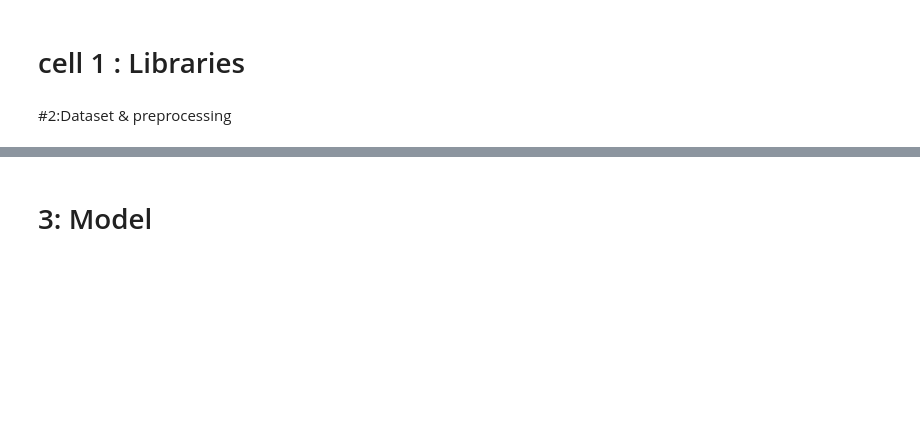
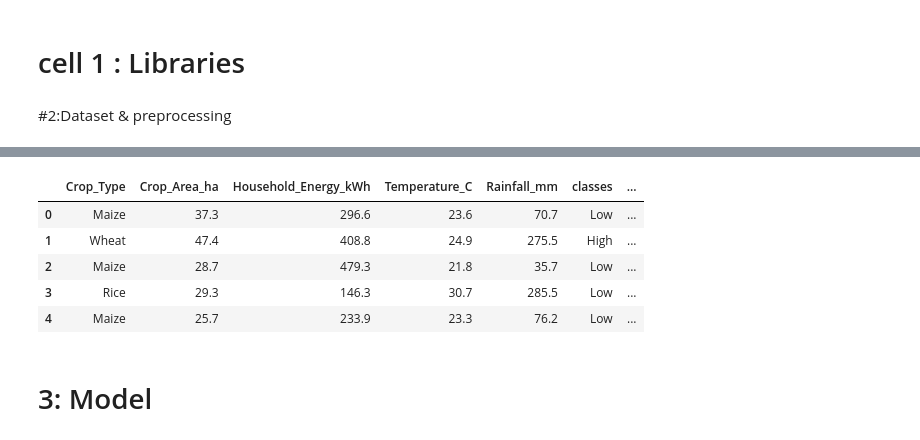
Before and after one commit to AyaAbdElNaem/AI_Tools, a Jupyter notebook: project_Class.ipynb, the cells around one changed output, grey strips where cells are left out. Cells and saved outputs as stored; diff of their text form; code cells hidden in the pictures; blank space fills up the shorter version.

```diff
--- a/project_Class.ipynb
+++ b/project_Class.ipynb
@@ -18,6 +16,2 @@ from sklearn.model_selection import train_test_split
 # %% [markdown]
 #2:Dataset & preprocessing
-# %%
-cow='/rural_carbon_dataset1.csv'
-cow_df=pd.read_csv(cow)
-cow_df.head()
@@ -31,22 +328,29 @@ cow_df.head()
 # %%
 cow_df=cow_df.drop(['Region','Year','Month'], axis=1)
 
 # 4. Feature Engineering
 cow_weight = 2.0  # Approx tons of CO2e per cow/year
 pig_weight = 0.3  # Approx tons of CO2e per pig/year
 
 cow_df['Weighted_Livestock_Impact'] = (cow_df['Livestock_Cows'] * cow_weight) + (cow_df['Livestock_Pigs'] * pig_weight)
 # 2. Advanced Density Feature: Connect the weighted impact with the land area
 # cow_df['Livestock_Impact_per_Ha'] = cow_df['Weighted_Livestock_Impact'] / (cow_df['Crop_Area_ha'] + 1e-5)
 
 cow_df['Fert_x_Area'] = cow_df['Fertilizer_Usage_kg'] / cow_df['Crop_Area_ha']
 cow_df['Renew_x_Energy'] = cow_df['Renewable_Energy_Fraction'] * cow_df['Household_Energy_kWh']
-cow_df['emission_density'] = cow_df['Carbon_Emission_tCO2'] / (cow_df['Crop_Area_ha'] + 1e-5)
+# cow_df['emission_density'] = cow_df['Carbon_Emission_tCO2'] / (cow_df['Crop_Area_ha'] + 1e-5)
 cow_df['energy_intensity'] = cow_df['Household_Energy_kWh'] / (cow_df['Crop_Area_ha'] + 1e-5)
 cow_df=cow_df.drop(['Livestock_Pigs','Livestock_Cows','Renewable_Energy_Fraction','Carbon_Emission_tCO2','Fertilizer_Usage_kg'], axis=1)
 
 # print a sample of dataset after preprocessing
 cow_df.head()
+# %% [output]
+|  | Crop_Type | Crop_Area_ha | Household_Energy_kWh | Temperature_C | Rainfall_mm | classes | ... |
+| 0 | Maize | 37.3 | 296.6 | 23.6 | 70.7 | Low | ... |
+| 1 | Wheat | 47.4 | 408.8 | 24.9 | 275.5 | High | ... |
+| 2 | Maize | 28.7 | 479.3 | 21.8 | 35.7 | Low | ... |
+| 3 | Rice | 29.3 | 146.3 | 30.7 | 285.5 | Low | ... |
+| 4 | Maize | 25.7 | 233.9 | 23.3 | 76.2 | Low | ... |
 # %%
 # Separate target from predictors
 X = cow_df.drop(columns=['classes'])
```
Also changed, not shown: parts of 20 cells of this notebook.
